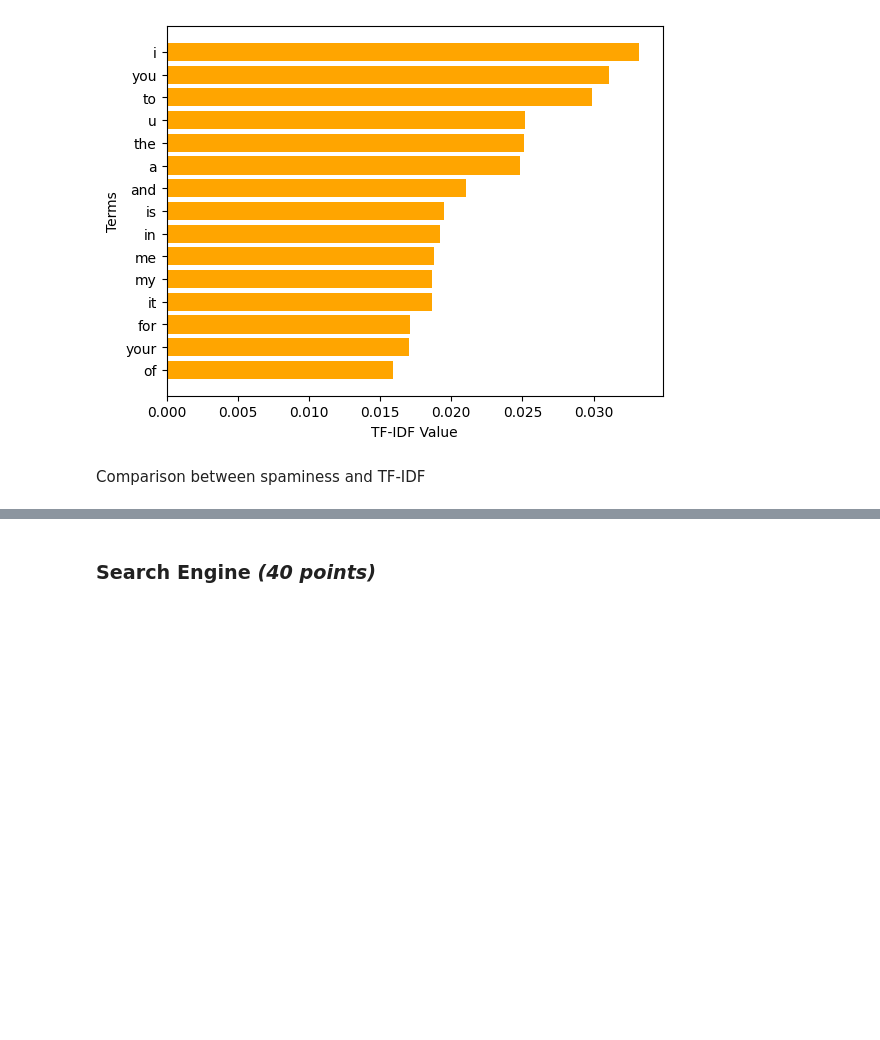
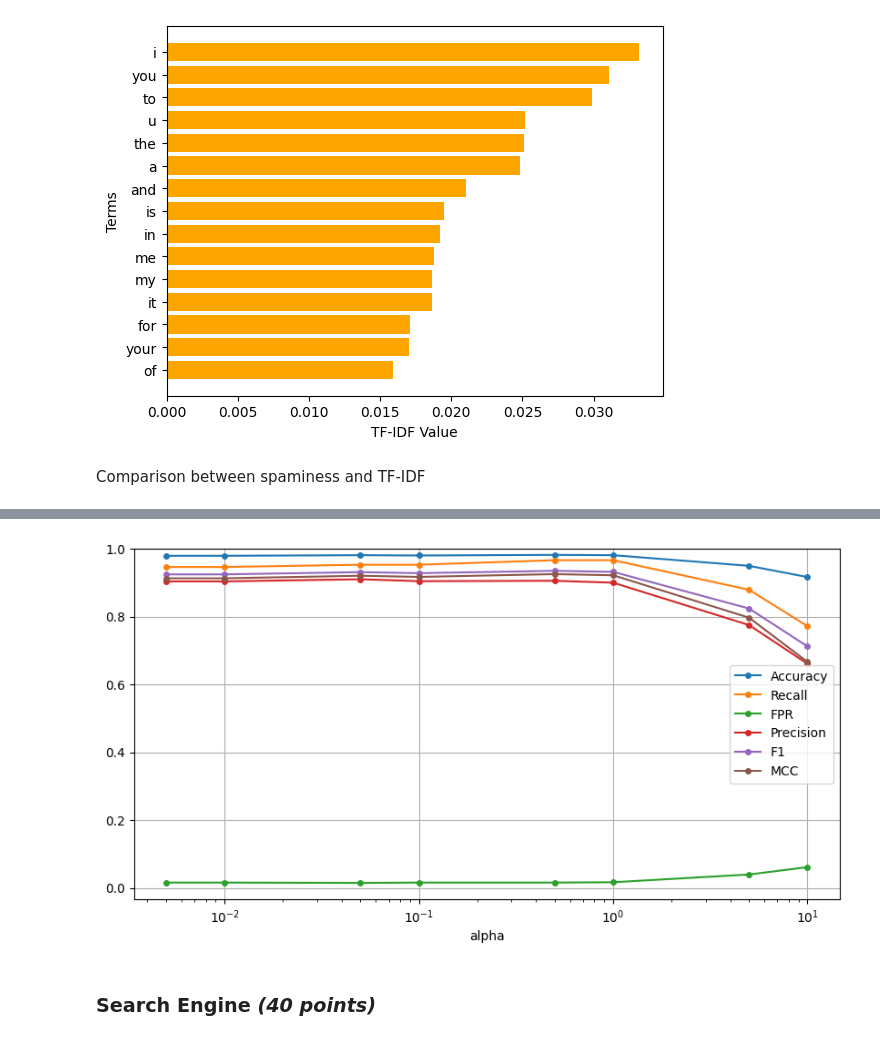
Before and after one commit to jdai01/CAI_NatL, a Jupyter notebook: Assignment 2/Assignment_2.ipynb, the cells around one changed output, grey strips where cells are left out. Cells and saved outputs as stored; diff of their text form; code cells hidden in the pictures; blank space fills up the shorter version.

```diff
--- a/Assignment 2/Assignment_2.ipynb
+++ b/Assignment 2/Assignment_2.ipynb
@@ -310,14 +318,9 @@ class NBC_only_tokenization(NavieBayesClassifier):
         """
         To preprocess words
         1. Tokenisation
-        2. Stop words removal
-        3. Stemming
         """
-        stop_words = stopwords.words('english')
 
         words = self.tokenize(corpus) # tokenize words
-        # words = [word for word in words if word not in stop_words] # remove stop words
-        # words = [PorterStemmer().stem(word) for word in words] # Stemming
         return words
 # %%
 def return_top_terms_tfidf(model, n=15):
@@ -398,3 +405,39 @@ plt.show()
+# %%
+alpha = [0.005, 0.01, 0.05, 0.1, 0.5, 1, 5, 10]
+accuracy = list()
+recall = list()
+fpr = list()
+precision = list()
+f1 = list()
+mcc = list()
+
+for a in alpha:
+    m = NavieBayesClassifier()
+    m.train(train_df)
+    m.test(test_df, alpha=a)
+
+    accuracy.append(m.accuracy)
+    recall.append(m.recall)
+    fpr.append(m.fpr)
+    precision.append(m.precision)
+    f1.append(m.f1)
+    mcc.append(m.mcc)
+# %%
+plt.figure(figsize=(10, 5))
+
+metrics = [accuracy, recall, fpr, precision, f1, mcc]
+labels = ['Accuracy', 'Recall', 'FPR', 'Precision', 'F1', 'MCC']
+for metric, label in zip(metrics, labels):
+    plt.plot(alpha, metric, marker='o', markersize=4, label=label)
+
+plt.xlabel("alpha")
+plt.xscale("log")
+plt.ylim(top=1.0)
+plt.legend()
+plt.grid(True)
+plt.show()
+# %% [output]
+[figure, added]
 # %% [markdown]
  ### Search Engine *(40 points)*
 # %% [markdown]
```
Also changed, not shown: parts of 7 cells of this notebook, 3 other files.
